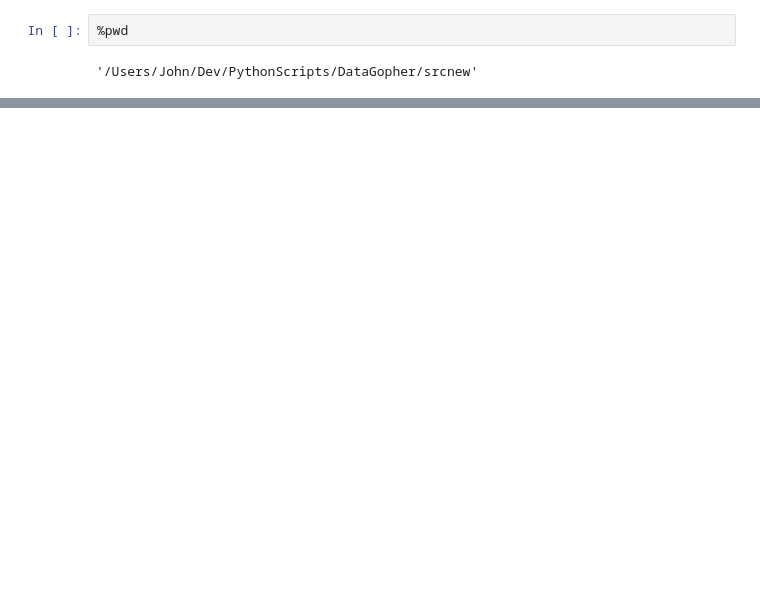
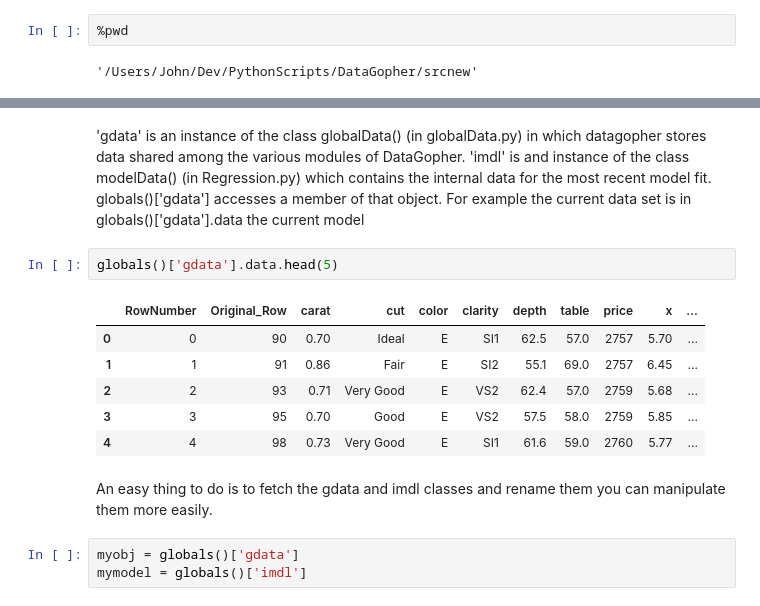
Before and after one commit to JM-RPC/DataGopher, a Jupyter notebook: srcnew/run_DataGopher_jupyter.ipynb, the cells around one changed output, grey strips where cells are left out. Drawn from its saved outputs; the diff is of its cells as text; blank space fills up the shorter version.

```diff
--- a/srcnew/run_DataGopher_jupyter.ipynb
+++ b/srcnew/run_DataGopher_jupyter.ipynb
@@ -31,0 +46,16 @@ len(df)
+# %% [markdown]
+ 'gdata' is an instance of the class globalData() (in globalData.py) in which datagopher stores data shared among the various modules of DataGopher.  'imdl' is and instance of the class modelData() (in Regression.py) which contains the internal data for the most recent model fit.  globals()['gdata'] accesses a member of that object.  For example the current data set is in globals()['gdata'].data  the current model
+# %%
+globals()['gdata'].data.head(5)
+# %% [output]
+|  | RowNumber | Original_Row | carat | cut | color | clarity | depth | table | price | x | ... |
+| 0 | 0 | 90 | 0.70 | Ideal | E | SI1 | 62.5 | 57.0 | 2757 | 5.70 | ... |
+| 1 | 1 | 91 | 0.86 | Fair | E | SI2 | 55.1 | 69.0 | 2757 | 6.45 | ... |
+| 2 | 2 | 93 | 0.71 | Very Good | E | VS2 | 62.4 | 57.0 | 2759 | 5.68 | ... |
+| 3 | 3 | 95 | 0.70 | Good | E | VS2 | 57.5 | 58.0 | 2759 | 5.85 | ... |
+| 4 | 4 | 98 | 0.73 | Very Good | E | SI1 | 61.6 | 59.0 | 2760 | 5.77 | ... |
+# %% [markdown]
+An easy thing to do is to fetch the gdata and imdl classes and rename them you can manipulate them more easily.
+# %%
+myobj = globals()['gdata']
+mymodel = globals()['imdl']
```
Also changed, not shown: parts of 21 cells of this notebook, 10 other files.
